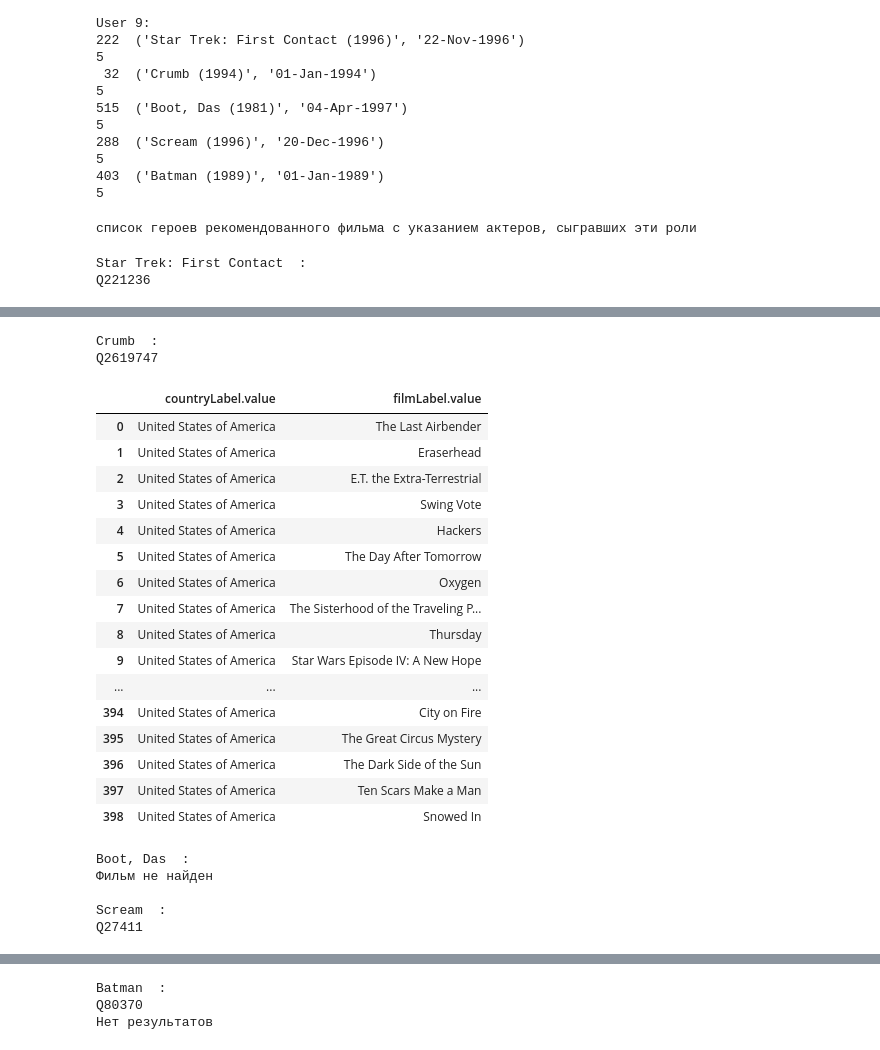
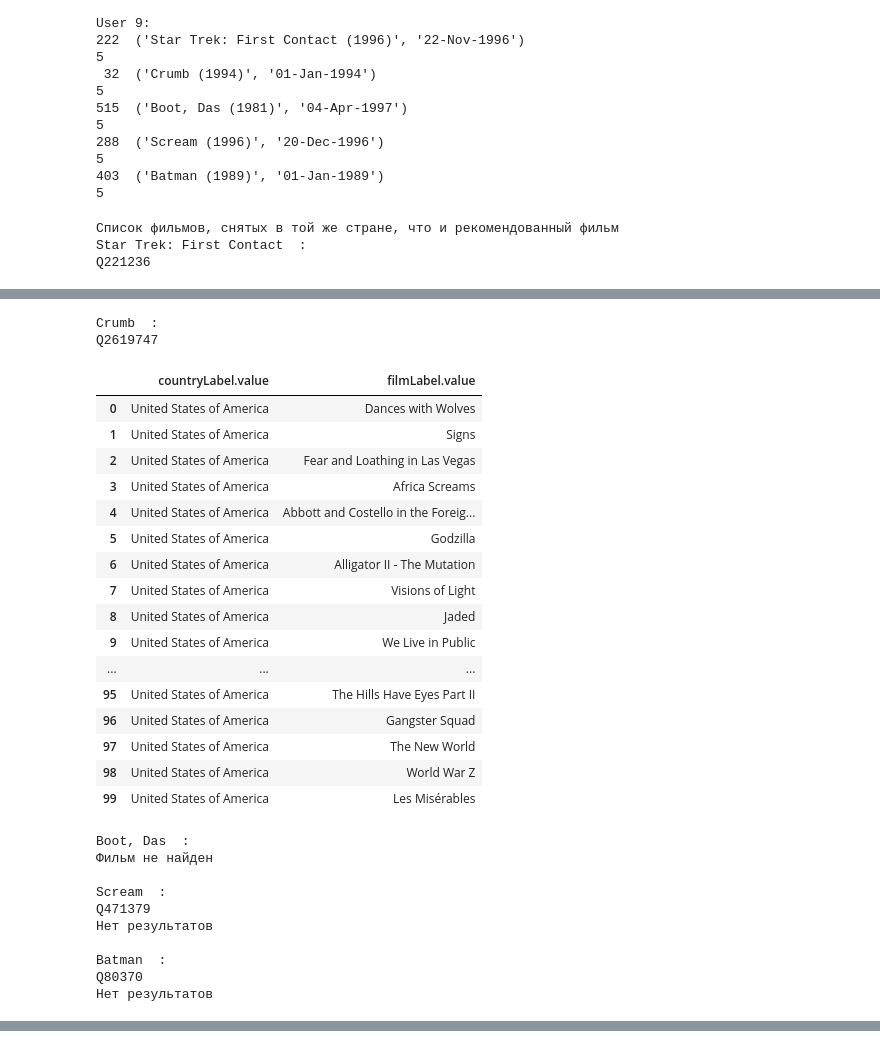
Before and after one commit to milyubova/neural-network2, a Jupyter notebook: 3_2.ipynb, the cells around one changed output, grey strips where cells are left out. Drawn from its saved outputs; the diff is of its cells as text; code cells hidden in the pictures.

```diff
--- a/3_2.ipynb
+++ b/3_2.ipynb
@@ -32,7 +32,7 @@ file = get_dataset_dir() + '/ml-100k/ml-100k/u.item'
 data = {}
 rowFormat = "{:^4} {:<95} {:^1}"
 
-with open(file, 'r') as f:
+with open(file, 'r', encoding = "ISO-8859-1") as f:
     for line in f:
         line = line.split('|')
         data[line[0]] = (line[1], line[2])
@@ -79,43 +79,28 @@ limit 1000
     results = sparql.query().convert()
     results_df = pd.io.json.json_normalize(results['results']['bindings'])
     return results_df
-# %%
-print("список героев рекомендованного фильма с указанием актеров, сыгравших эти роли")
-# %% [output]
-список героев рекомендованного фильма с указанием актеров, сыгравших эти роли
 # %%
-# просматриваем каждый фильм в списке рекомндаций
+print("Список фильмов, снятых в той же стране, что и рекомендованный фильм")
+# выводим результаты запроса для каждого фильма в списке рекомендаций
 for f in films:
     film = re.sub('\([0-9]{4}\)', "", f) # убираем год
-    name1, name2 = '', ''
-    #если есть дополнительное название, которое идет в скобках, мы его находим
-    match = re.search('\([ a-zA-Z0-9]*\)', film)
-    if match:
-        # разделяем названия
-        name1 = re.sub('\('+match[0]+'\)', '', film)
-        name2 = re.sub('[()]', '', match[0])
-    else:
-        name1 = film
-    #пробуем искать по первому названию, если все ок, то идем дальше, если нет, то ищем по второму названию
-    try:
-        params = {'action' : 'wbsearchentities','format' : 'json','language' : 'en','search': name1}
-        res = requests.get(API_ENDPOINT, params = params)
-    except:
-        params = {'action' : 'wbsearchentities','format' : 'json','language' : 'en','search': name2}
-        res = requests.get(API_ENDPOINT, params = params)
+    params = {'action' : 'wbsearchentities','format' : 'json','language' : 'en','search': film}
+    res = requests.get(API_ENDPOINT, params = params)
     print(film,":")
-    #проверяем нашлелся ли фильм
+    #проверяем, нашелся ли фильм
     if res.json()['search']:
+        #если фильм найден, то запускаем выполнение запроса
         results_df = Sparql(sparql, res.json()['search'][0]['id'])
-        #проверяем нашлись ли сценаристы с наградами
-        if len(results_df.columns) <= 0:
-            print("Нет результатов\n")
-        else:
+        #проверяем, есть ли результаты выполнения запроса
+        if len(results_df.columns) > 0:
             results_df = results_df.reindex(columns=['countryLabel.value', 'filmLabel.value'], fill_value='no data')
             display(HTML(results_df[['countryLabel.value', 'filmLabel.value']].to_html()))
+        else:
+            print("Нет результатов\n")
     else:
         print("Фильм не найден\n")
 # %% [output]
+Список фильмов, снятых в той же стране, что и рекомендованный фильм
 Star Trek: First Contact  :
 Q221236
 |  | countryLabel.value | filmLabel.value |
@@ -138,24 +123,29 @@ Q221236
 Crumb  :
 Q2619747
 |  | countryLabel.value | filmLabel.value |
-| 0 | United States of America | The Last Airbender |
-| 1 | United States of America | Eraserhead |
-| 2 | United States of America | E.T. the Extra-Terrestrial |
-| 3 | United States of America | Swing Vote |
-| 4 | United States of America | Hackers |
-| 5 | United States of America | The Day After Tomorrow |
-| 6 | United States of America | Oxygen |
-| 7 | United States of America | The Sisterhood of the Traveling P... |
-| 8 | United States of America | Thursday |
-| 9 | United States of America | Star Wars Episode IV: A New Hope |
+| 0 | United States of America | Dances with Wolves |
+| 1 | United States of America | Signs |
+| 2 | United States of America | Fear and Loathing in Las Vegas |
+| 3 | United States of America | Africa Screams |
+| 4 | United States of America | Abbott and Costello in the Foreig... |
+| 5 | United States of America | Godzilla |
+| 6 | United States of America | Alligator II - The Mutation |
+| 7 | United States of America | Visions of Light |
+| 8 | United States of America | Jaded |
+| 9 | United States of America | We Live in Public |
 | ... | ... | ... |
-| 394 | United States of America | City on Fire |
-| 395 | United States of America | The Great Circus Mystery |
-| 396 | United States of America | The Dark Side of the Sun |
-| 397 | United States of America | Ten Scars Make a Man |
-| 398 | United States of America | Snowed In |
+| 95 | United States of America | The Hills Have Eyes Part II |
+| 96 | United States of America | Gangster Squad |
+| 97 | United States of America | The New World |
+| 98 | United States of America | World War Z |
+| 99 | United States of America | Les Misérables |
 Boot, Das  :
 Фильм не найден
 
 Scream  :
-Q27411
+Q471379
+Нет результатов
+
+Batman  :
+Q80370
+Нет результатов
@@ -179,3 +151,0 @@ Q27411
-Batman  :
-Q80370
-Нет результатов
```
Also changed, not shown: parts of 2 cells of this notebook.
